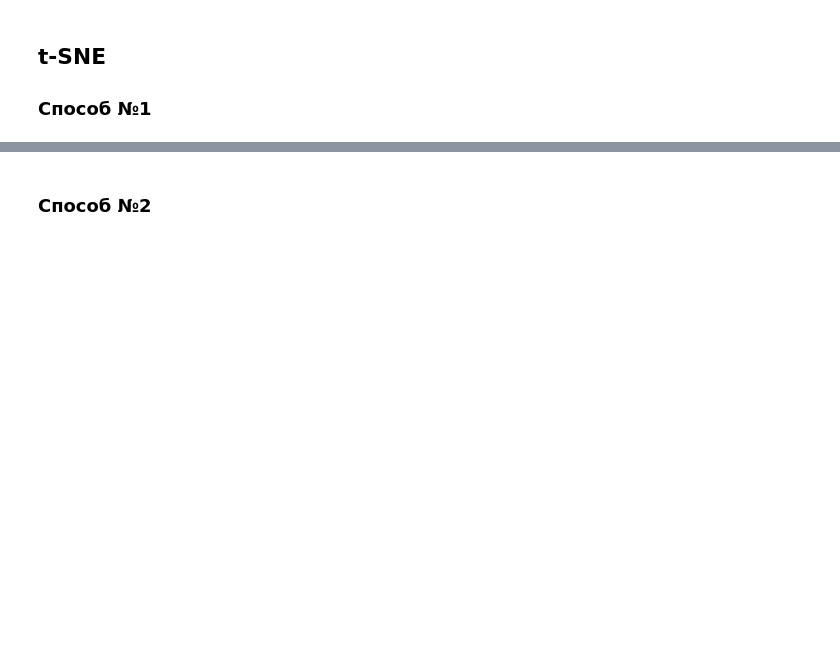
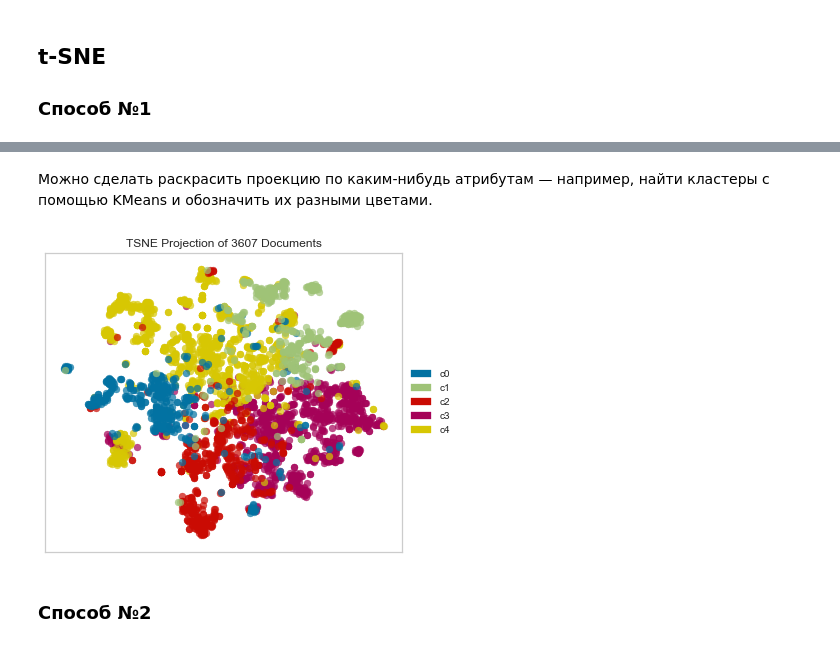
Before and after one commit to ancatmara/data-science-nlp, a Jupyter notebook: 3. Topic Modelling.ipynb, the cells around one changed output, grey strips where cells are left out. Saved outputs shown, nothing was run; the diff lists cells and outputs as text; code cells hidden in the pictures; blank space fills up the shorter version.

```diff
--- a/3. Topic Modelling.ipynb
+++ b/3. Topic Modelling.ipynb
@@ -222,3 +216,15 @@ tsne.poof()
+# %% [markdown]
+Можно сделать раскрасить проекцию по каким-нибудь атрибутам — например, найти кластеры с помощью KMeans и обозначить их разными цветами.
+# %%
+clf = KMeans(n_clusters=5)
+clf.fit_transform(X)
+colors = ["c{}".format(c) for c in clf.labels_]
+
+tsne = TSNEVisualizer()
+tsne.fit(X, colors)
+tsne.poof()
+# %% [output]
+[figure, added]
 # %% [markdown]
 ### Способ №2
 # %%
```
Also changed, not shown: parts of 20 cells of this notebook.
